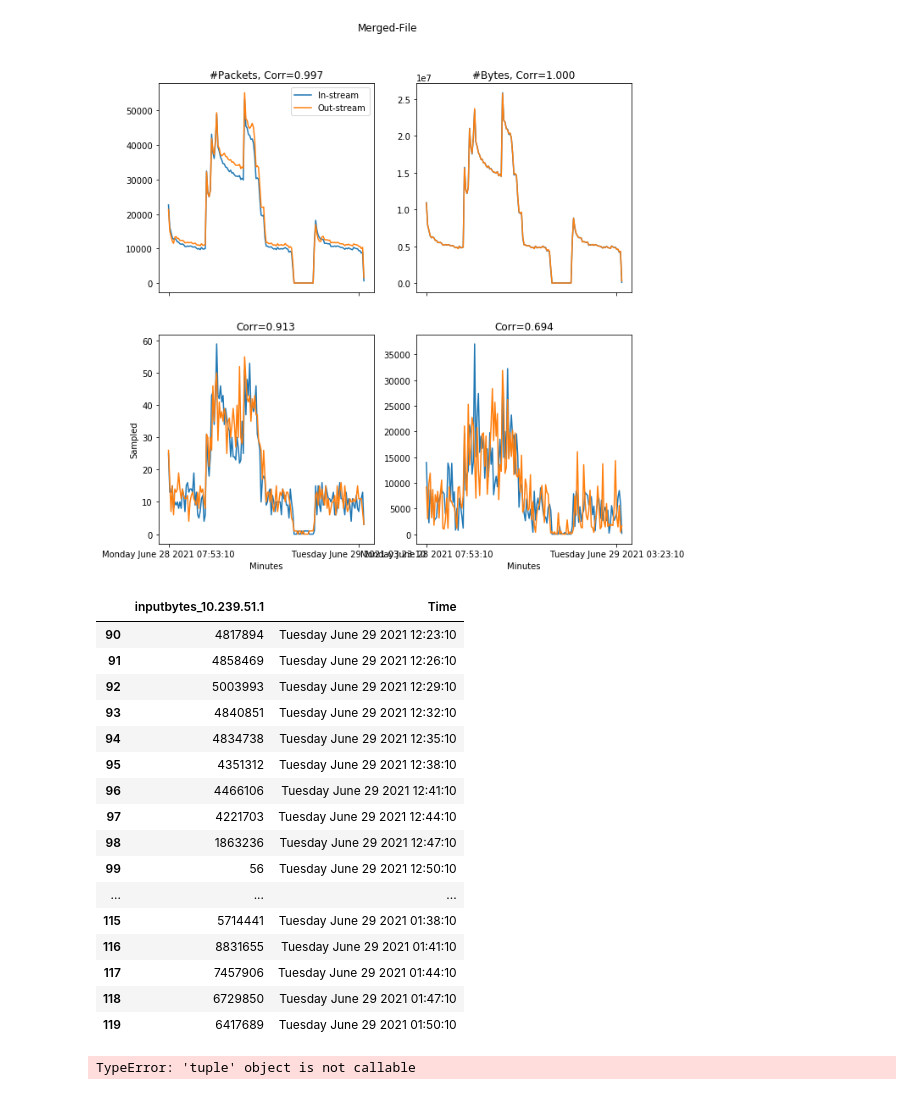
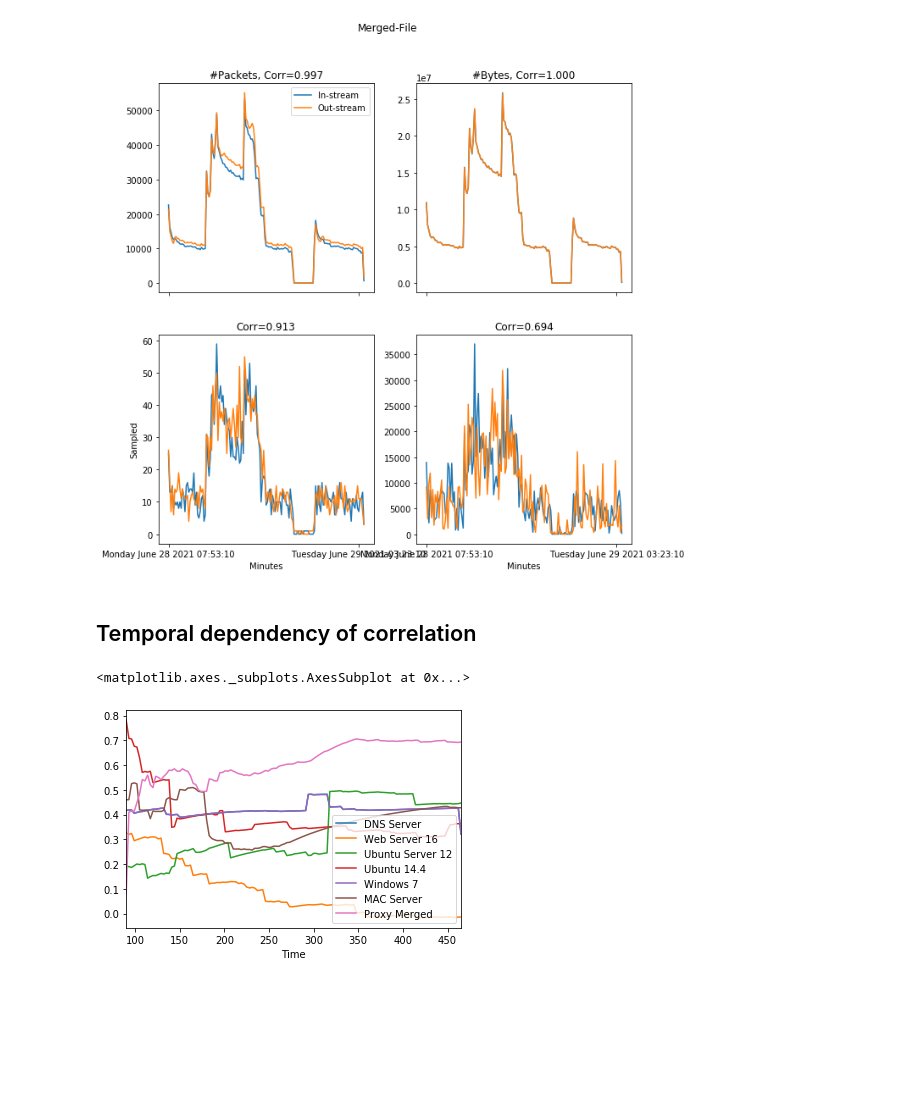
Before and after one commit to hc2116/PhD_project, a Jupyter notebook: BT/July_progress_update.ipynb, the cells around one changed output. Cells and saved outputs as stored; diff of their text form; code cells hidden in the pictures; blank space fills up the shorter version.

```diff
--- a/BT/July_progress_update.ipynb
+++ b/BT/July_progress_update.ipynb
@@ -191,6 +209,11 @@ axs[1, 1].plot(Host1_sampled.iloc[:,6],x2, label="Out-stream")
 axs[1, 1].set_xlabel("Minutes")
 axs[1, 1].set_title("Corr=%.3f" %pearsonr(x1, x2)[0])
 axs[1, 1].xaxis.set_major_locator(plt.MaxNLocator(1))
+
+SampleCorr=[]
+for i in range(30,156):
+    SampleCorr.append(pearsonr(x1[0:i], x2[0:i])[0])
+TempCorr["Ubuntu 14.4"]=SampleCorr
 # %% [output]
 [figure]
 # %%
@@ -233,6 +256,16 @@ axs[1, 1].plot(Host1_sampled.iloc[:,6],x2, label="Out-stream")
 axs[1, 1].set_xlabel("Minutes")
 axs[1, 1].set_title("Corr=%.3f" %pearsonr(x1, x2)[0])
 axs[1, 1].xaxis.set_major_locator(plt.MaxNLocator(1))
+
+SampleCorr=[]
+for i in range(30,156):
+    SampleCorr.append(pearsonr(x1[0:i], x2[0:i])[0])
+TempCorr["DNS Server"]=SampleCorr
+
+SampleCorr=[]
+for i in range(30,156):
+    SampleCorr.append(pearsonr(x1[0:i], x2[0:i])[0])
+TempCorr["Windows 7"]=SampleCorr
 # %% [output]
 [figure]
 # %%
@@ -275,6 +308,11 @@ axs[1, 1].plot(Host1_sampled.iloc[:,6],x2, label="Out-stream")
 axs[1, 1].set_xlabel("Minutes")
 axs[1, 1].set_title("Corr=%.3f" %pearsonr(x1, x2)[0])
 axs[1, 1].xaxis.set_major_locator(plt.MaxNLocator(1))
+
+SampleCorr=[]
+for i in range(30,156):
+    SampleCorr.append(pearsonr(x1[0:i], x2[0:i])[0])
+TempCorr["MAC Server"]=SampleCorr
 # %% [output]
 [figure]
 # %% [markdown]
@@ -512,29 +550,17 @@ axs[1, 1].plot(Host1_sampled.iloc[:,6],x2, label="Out-stream")
 axs[1, 1].set_xlabel("Minutes")
 axs[1, 1].set_title("Corr=%.3f" %pearsonr(x1, x2)[0])
 axs[1, 1].xaxis.set_major_locator(plt.MaxNLocator(1))
+
+SampleCorr=[]
+for i in range(30,156):
+    SampleCorr.append(pearsonr(x1[0:i], x2[0:i])[0])
+TempCorr["Proxy Merged"]=SampleCorr
 # %% [output]
 [figure]
-# %%
-Host1.iloc[90:120,[2,6]]
-# %% [output]
-|  | inputbytes_10.239.51.1 | Time |
-| 90 | 4817894 | Tuesday June 29 2021 12:23:10 |
-| 91 | 4858469 | Tuesday June 29 2021 12:26:10 |
-| 92 | 5003993 | Tuesday June 29 2021 12:29:10 |
-| 93 | 4840851 | Tuesday June 29 2021 12:32:10 |
-| 94 | 4834738 | Tuesday June 29 2021 12:35:10 |
-| 95 | 4351312 | Tuesday June 29 2021 12:38:10 |
-| 96 | 4466106 | Tuesday June 29 2021 12:41:10 |
-| 97 | 4221703 | Tuesday June 29 2021 12:44:10 |
-| 98 | 1863236 | Tuesday June 29 2021 12:47:10 |
-| 99 | 56 | Tuesday June 29 2021 12:50:10 |
-| ... | ... | ... |
-| 115 | 5714441 | Tuesday June 29 2021 01:38:10 |
-| 116 | 8831655 | Tuesday June 29 2021 01:41:10 |
-| 117 | 7457906 | Tuesday June 29 2021 01:44:10 |
-| 118 | 6729850 | Tuesday June 29 2021 01:47:10 |
-| 119 | 6417689 | Tuesday June 29 2021 01:50:10 |
-# %%
-Flows.shape()
-# %% [output]
-TypeError: 'tuple' object is not callable
+# %% [markdown]
+## Temporal dependency of correlation
+# %%
+TempCorr.plot(x="Time")
+# %% [output]
+<matplotlib.axes._subplots.AxesSubplot at 0x...>
+[figure, added]
```
Also changed, not shown: parts of 4 cells of this notebook, 10 other files.
